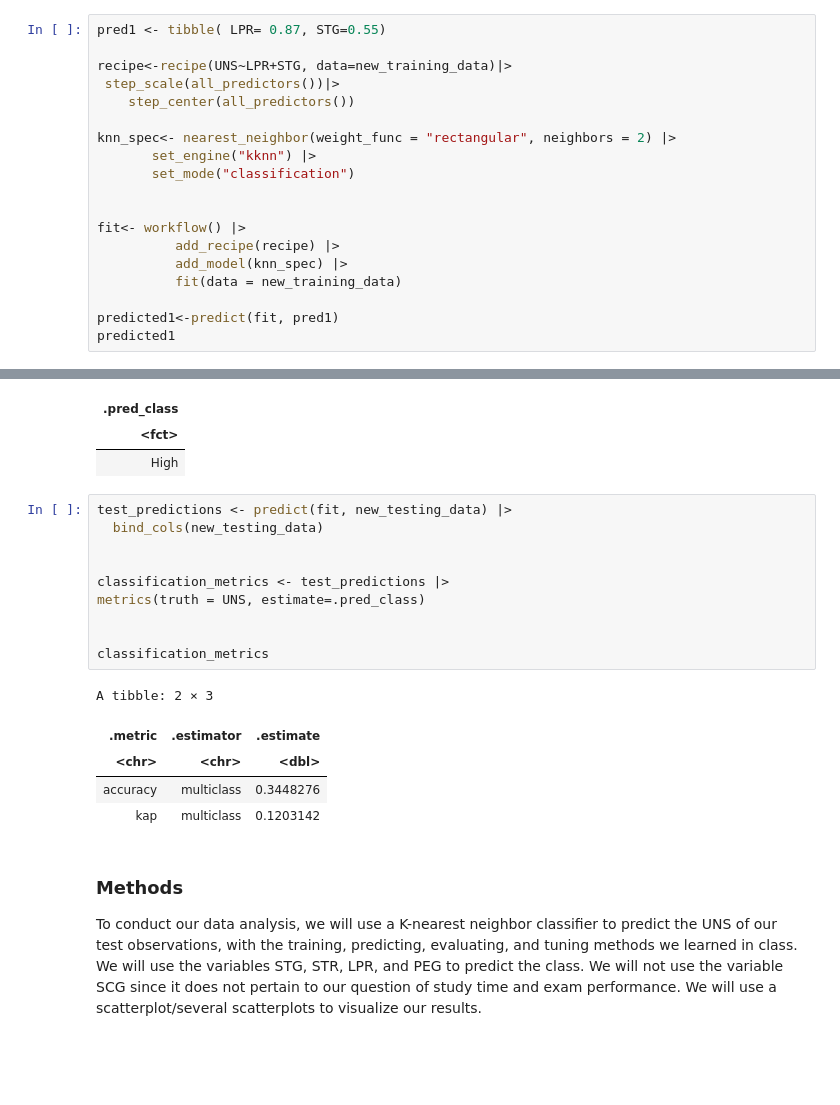
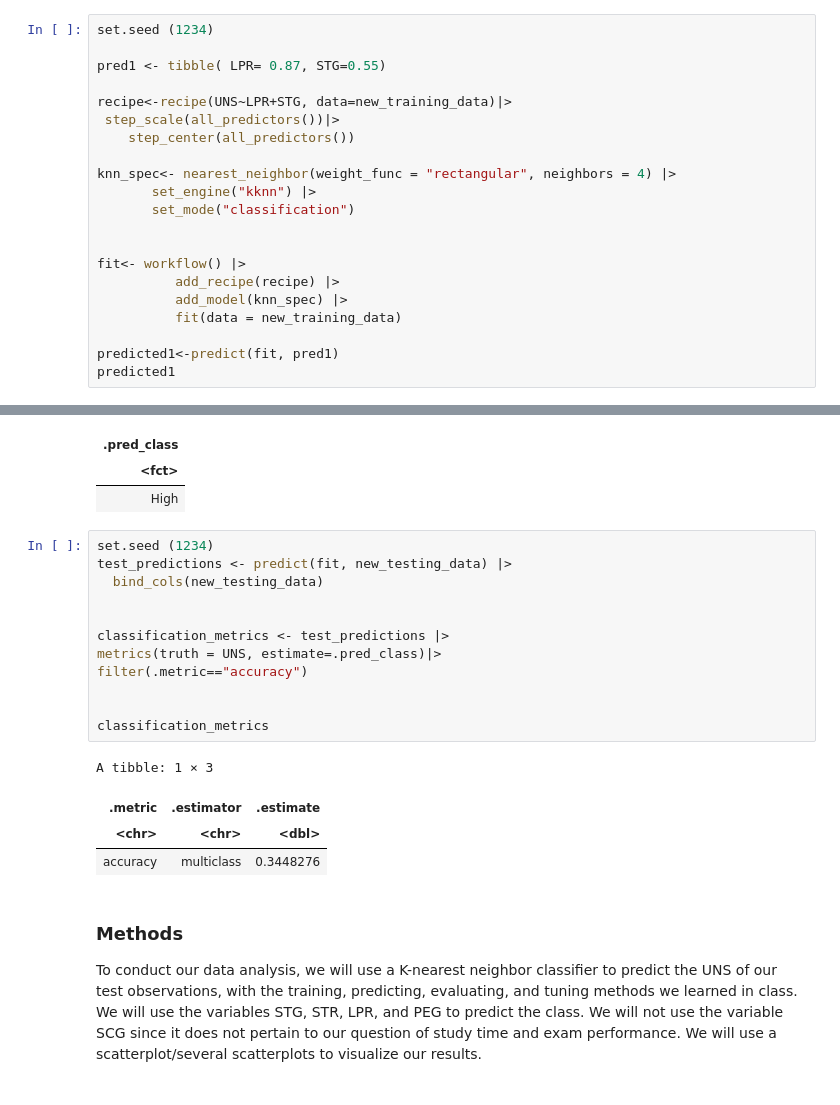
Before and after one commit to thisisyifulin/group_contract, a Jupyter notebook: project_proposal.ipynb, the cells around one changed output, grey strips where cells are left out. Saved outputs shown, nothing was run; the diff lists cells and outputs as text; blank space fills up the shorter version.

```diff
--- a/project_proposal.ipynb
+++ b/project_proposal.ipynb
@@ -365,13 +329,15 @@ mutate(LPR=as.numeric(LPR))|>
 mutate(STG=as.numeric(STG)) |>
 mutate(UNS = as.factor(str_replace(testing_data$UNS, "Very Low", "very_low")))
 # %%
+set.seed (1234)
+
 pred1 <- tibble( LPR= 0.87, STG=0.55)
 
 recipe<-recipe(UNS~LPR+STG, data=new_training_data)|>
  step_scale(all_predictors())|>
     step_center(all_predictors())
 
-knn_spec<- nearest_neighbor(weight_func = "rectangular", neighbors = 2) |>
+knn_spec<- nearest_neighbor(weight_func = "rectangular", neighbors = 4) |>
        set_engine("kknn") |>
        set_mode("classification")
 
@@ -389,21 +355,22 @@ A tibble: 1 × 1
 | <fct> |
 | High |
 # %%
+set.seed (1234)
 test_predictions <- predict(fit, new_testing_data) |>
   bind_cols(new_testing_data)
 
 
 classification_metrics <- test_predictions |>
-metrics(truth = UNS, estimate=.pred_class)
+metrics(truth = UNS, estimate=.pred_class)|>
+filter(.metric=="accuracy")
 
 
 classification_metrics
 # %% [output]
-A tibble: 2 × 3
+A tibble: 1 × 3
 | .metric | .estimator | .estimate |
 | <chr> | <chr> | <dbl> |
 | accuracy | multiclass | 0.3448276 |
-| kap | multiclass | 0.1203142 |
 # %% [markdown]
 ### Methods
 
```
Also changed, not shown: parts of 8 cells of this notebook.
